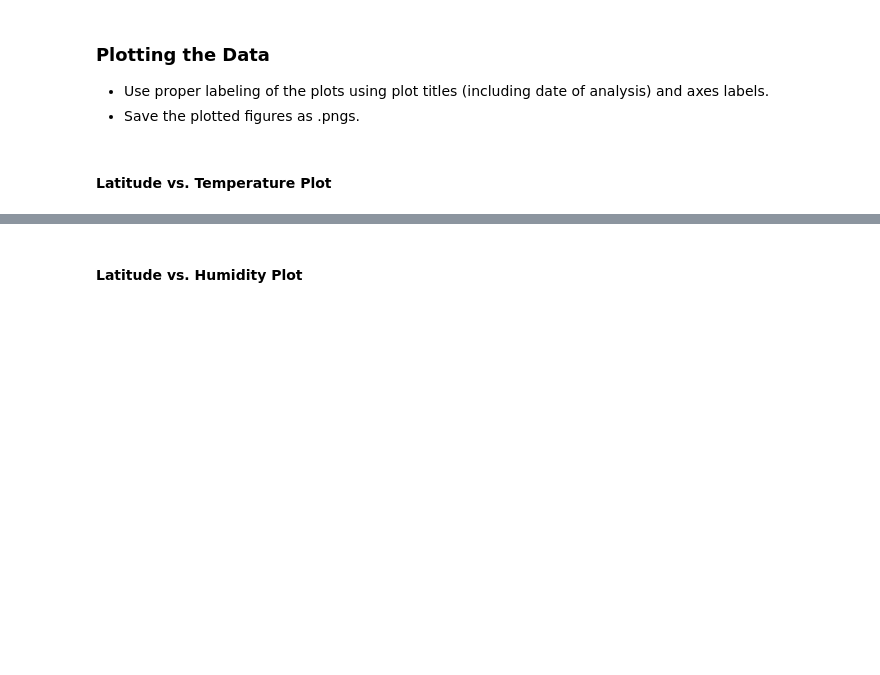
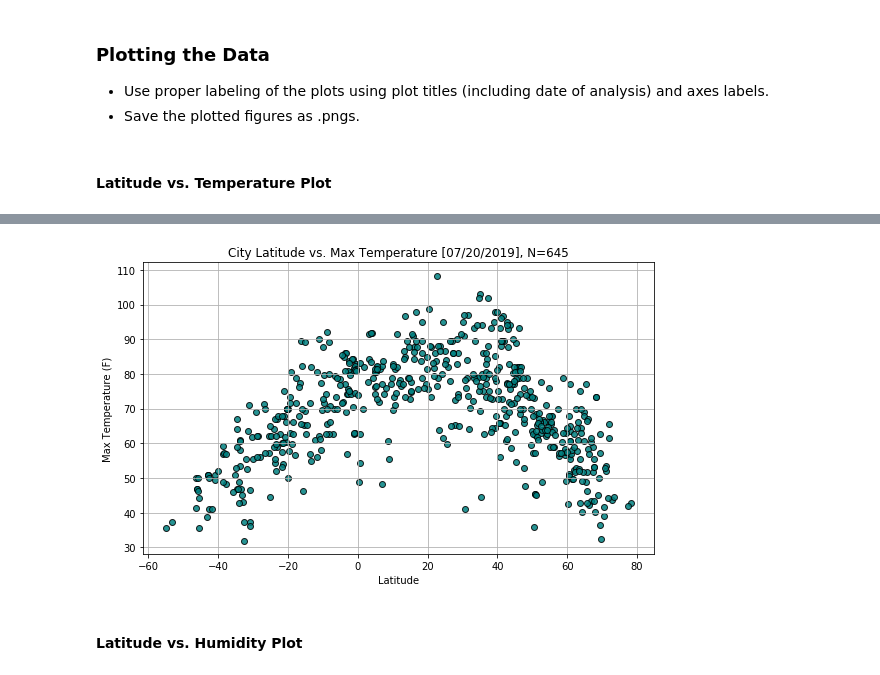
Before and after one commit to misaelobregon/weather_project, a Jupyter notebook: Misael_WeatherPy.ipynb, the cells around one changed output, grey strips where cells are left out. Saved outputs shown, nothing was run; the diff lists cells and outputs as text; code cells hidden in the pictures; blank space fills up the shorter version.

Commit message:
Weather Project Cleaned
Updated and cleaned file. Included image results.

```diff
--- a/Misael_WeatherPy.ipynb
+++ b/Misael_WeatherPy.ipynb
@@ -76,0 +68,30 @@ TypeError: 'zip' object is not subscriptable
+# %%
+# Performing weather check on cities using series of successive API calls
+
+
+baseurl = "http://api.openweathermap.org/data/2.5/weather?"
+print("Beginning Data Retrieval")
+print("-----------------------------")
+
+#print(f"Processing Record: {lat_lngs[cities]}")
+
+# Get one of the posts
+Row=[]
+set_count = 1
+record_count = 1
+for city in cities:
+    # Build query URL
+    url = baseurl + "appid=" + api_key + "&q=" + city + "&units=imperial"
+    response = requests.get(url).json()
+    try:
+        Row.append([response["name"],response["clouds"]['all'],response["sys"]['country'],response["dt"],response["main"]["humidity"],response["coord"]["lat"],response["coord"]["lon"],response["main"]["temp_max"],response["wind"]["speed"]])
+        print(f"Processing Record {record_count} of Set {set_count} | {city}")
+        if ((record_count ==50)&(set_count==1)) or ((record_count==49)&(set_count!=1)):
+              record_count =0
+              set_count +=1
+        else: record_count +=1
+    except KeyError:
+        print('City not found. Skipping...')
+print("-----------------------------")
+print("Data Retrieval Complete")
+print("-----------------------------")
@@ -76,0 +116,3 @@ TypeError: 'zip' object is not subscriptable
+# %%
+df =pd.DataFrame(Row,columns=("City", "Cloudiness", "Country","Date","Humidity","Lat","Lng","Max Temp","Wind Speed"))
+df.head()
@@ -118,2 +141,15 @@ plt.savefig("Images/temp_lat.png")
+# %%
+fig,temp = plt.subplots(figsize = (8,5))
+temp.scatter(x=df["Lat"],y=df["Max Temp"],facecolor ="teal",edgecolor="k",alpha = 0.85,linewidth =1)
+date =time.strftime("%m/%d/%Y")
+plt.title(f"City Latitude vs. Max Temperature [{date}], N=645")
+temp.set_xlabel("Latitude")
+temp.set_ylabel("Max Temperature (F)")
+plt.grid()
+plt.tight_layout()
+plt.savefig("../Images/temp_lat.png")
+plt.show()
+# %% [output]
+[figure, added]
 # %% [markdown]
 #### Latitude vs. Humidity Plot
```
Also changed, not shown: parts of 19 cells of this notebook, 5 other files.
